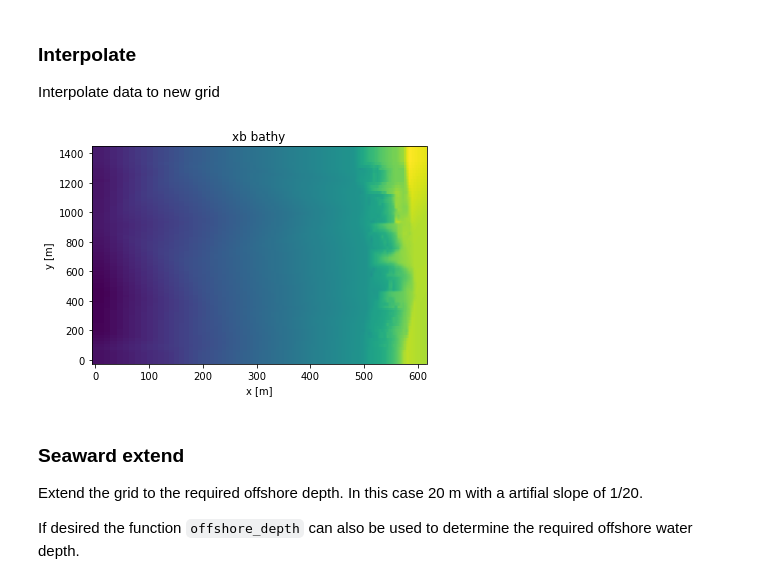
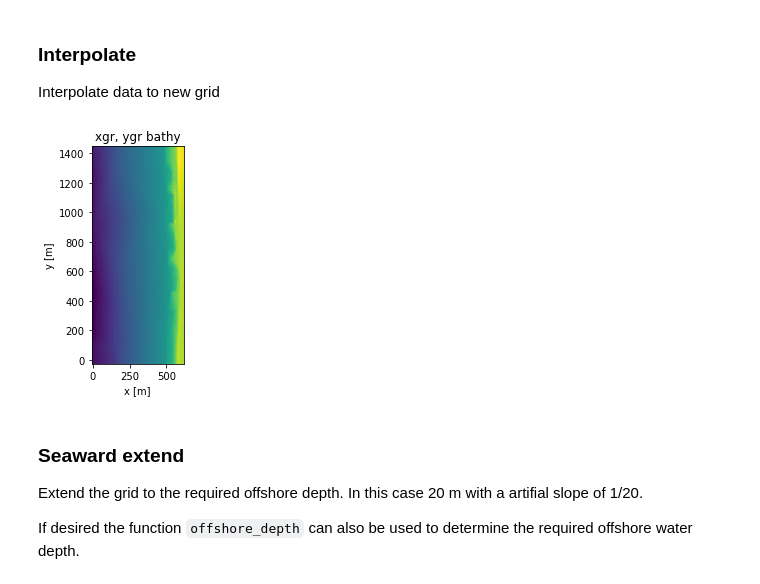
Before and after one commit to openearth/xbeach-toolbox, a Jupyter notebook: docs/source/xbeach-setup-2D.ipynb, the cells around one changed output. Saved outputs shown, nothing was run; the diff lists cells and outputs as text; code cells hidden in the pictures.

```diff
--- a/docs/source/xbeach-setup-2D.ipynb
+++ b/docs/source/xbeach-setup-2D.ipynb
@@ -122,18 +131,18 @@ Interpolate data to new grid
 # %%
 f = interpolate.interp2d(x, y, bathy, kind='linear')
 
 zgr = f(xgr,ygr)
 
 plt.figure()
 plt.pcolor(xgr,ygr,zgr)
 plt.xlabel('x [m]')
 plt.ylabel('y [m]')
-plt.title('xb bathy')
-
+plt.axis('scaled')
+plt.title('xgr, ygr bathy')
 
 xgr, ygr = np.meshgrid(xgr,ygr)
 # %% [output]
-[figure, old version]
+[figure, new version]
 # %% [markdown]
 ### Seaward extend
 Extend the grid to the required offshore depth. In this case 20 m with a artifial slope of 1/20.
```
Also changed, not shown: parts of 8 cells of this notebook, 2 other files.
